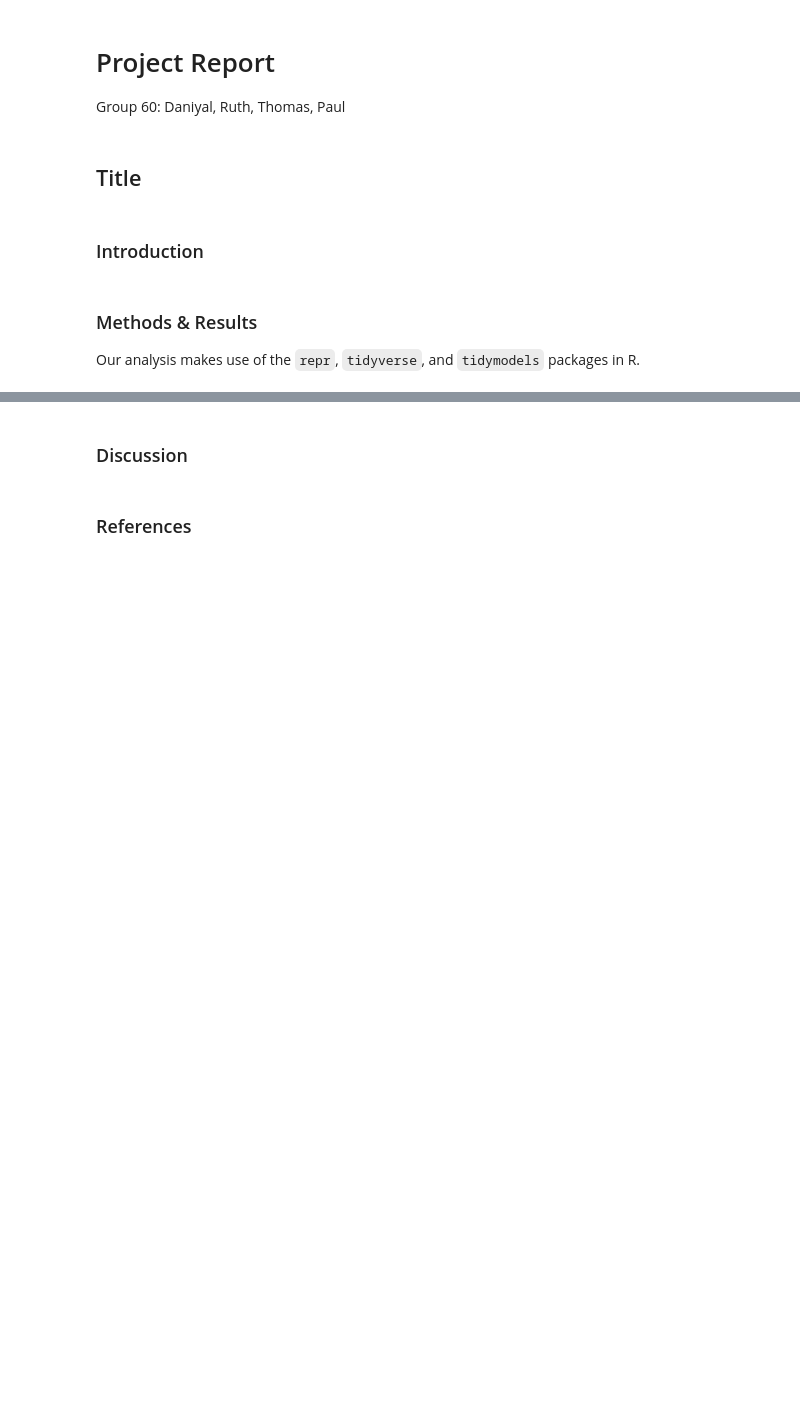
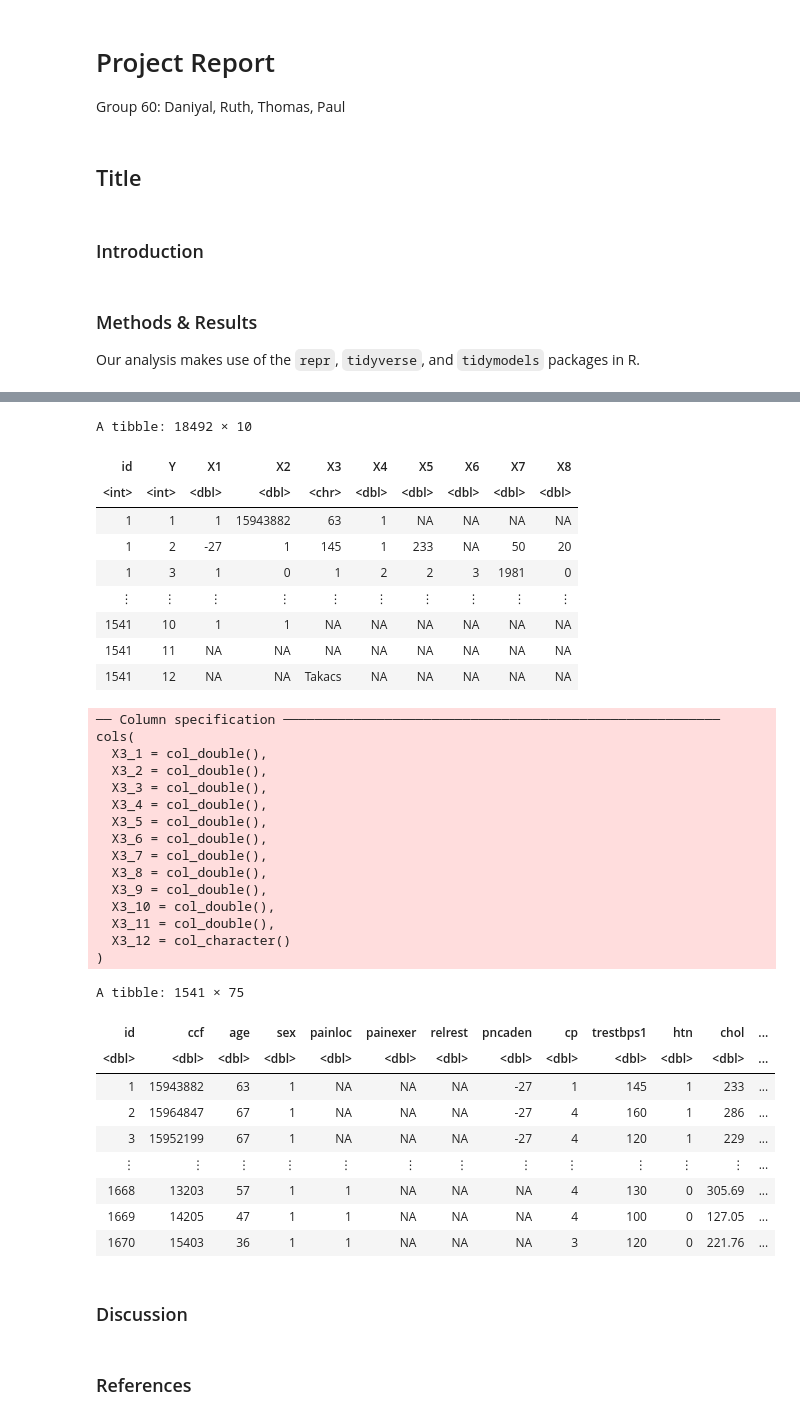
Before and after one commit to HUCKLEandtheSTALKER/DSCI100-jupyter-worksheets, a Jupyter notebook: project.ipynb, the cells around one changed output, grey strips where cells are left out. Cells and saved outputs as stored; diff of their text form; code cells hidden in the pictures; blank space fills up the shorter version.

Commit message:
named and (sort of) cleaned columns

```diff
--- a/project.ipynb
+++ b/project.ipynb
@@ -114,3 +67,61 @@ A tibble: 1541 × 83
+# %%
+row_count <- nrow(heart_raw) / 12
+row_indexes <- tibble(id = rep(1:row_count, each = 12), Y = rep(1:12, times = row_count))
+heart_indexed <- bind_cols(row_indexes, heart_raw)
+heart_indexed
+heart_wide <- heart_indexed |>
+    pivot_wider(names_from = Y, values_from = X1:X8, names_vary = "slowest") |>
+    select(!c(id, X8_1, X4_12:X8_12)) |>
+    type_convert()
+colnames(heart_wide) <- c("id", "ccf", "age", "sex", "painloc", "painexer", "relrest", "pncaden", "cp", "trestbps1",
+                          "htn", "chol", "smoke", "cigs", "years", "fbs", "dm", "famhist", "restecg", "ekgmo",
+                          "ekgday", "ekgyr", "dig", "prop", "nitr", "pro", "diuretic", "proto", "thaldur", "thaltime",
+                          "met", "thalach", "thalrest", "tpeakbps", "tpeakbpd", "trestbps2", "trestbpd", "exang", "xhypo", "oldpeak",
+                          "slope", "rldv5", "rldv5e", "ca", "restckm", "exerckm", "restef", "restwm", "exeref", "exerwm",
+                          "thal", "thalsev", "thalpul", "earlobe", "cmo", "cday", "cyr", "num", "lmt", "ladprox",
+                          "laddist", "diag", "cxmain", "ramus", "om1", "om2", "rcaprox", "rcadist", "lvx1", "lvx2",
+                          "lvx3", "lvx4", "lvf", "cathef", "junk1", "junk2", "junk3", "junk4", "junk5", "junk6",
+                          "junk7", "junk8", "junk9", "junk10", "junk11", "junk12", "junk13", "junk14", "junk15", "name")
+heart <- heart_wide |>
+    select(!junk1:junk15)
+heart
+# Values are not clean yet
+# %% [output]
+A tibble: 18492 × 10
+| id | Y | X1 | X2 | X3 | X4 | X5 | X6 | X7 | X8 |
+| <int> | <int> | <dbl> | <dbl> | <chr> | <dbl> | <dbl> | <dbl> | <dbl> | <dbl> |
+| 1 | 1 | 1 | 15943882 | 63 | 1 | NA | NA | NA | NA |
+| 1 | 2 | -27 | 1 | 145 | 1 | 233 | NA | 50 | 20 |
+| 1 | 3 | 1 | 0 | 1 | 2 | 2 | 3 | 1981 | 0 |
+| ⋮ | ⋮ | ⋮ | ⋮ | ⋮ | ⋮ | ⋮ | ⋮ | ⋮ | ⋮ |
+| 1541 | 10 | 1 | 1 | NA | NA | NA | NA | NA | NA |
+| 1541 | 11 | NA | NA | NA | NA | NA | NA | NA | NA |
+| 1541 | 12 | NA | NA | Takacs | NA | NA | NA | NA | NA |
+── Column specification ────────────────────────────────────────────────────────
+cols(
+  X3_1 = col_double(),
+  X3_2 = col_double(),
+  X3_3 = col_double(),
+  X3_4 = col_double(),
+  X3_5 = col_double(),
+  X3_6 = col_double(),
+  X3_7 = col_double(),
+  X3_8 = col_double(),
+  X3_9 = col_double(),
+  X3_10 = col_double(),
+  X3_11 = col_double(),
+  X3_12 = col_character()
+)
+A tibble: 1541 × 75
+| id | ccf | age | sex | painloc | painexer | relrest | pncaden | cp | trestbps1 | htn | chol | ... |
+| <dbl> | <dbl> | <dbl> | <dbl> | <dbl> | <dbl> | <dbl> | <dbl> | <dbl> | <dbl> | <dbl> | <dbl> | ... |
+| 1 | 15943882 | 63 | 1 | NA | NA | NA | -27 | 1 | 145 | 1 | 233 | ... |
+| 2 | 15964847 | 67 | 1 | NA | NA | NA | -27 | 4 | 160 | 1 | 286 | ... |
+| 3 | 15952199 | 67 | 1 | NA | NA | NA | -27 | 4 | 120 | 1 | 229 | ... |
+| ⋮ | ⋮ | ⋮ | ⋮ | ⋮ | ⋮ | ⋮ | ⋮ | ⋮ | ⋮ | ⋮ | ⋮ | ... |
+| 1668 | 13203 | 57 | 1 | 1 | NA | NA | NA | 4 | 130 | 0 | 305.69 | ... |
+| 1669 | 14205 | 47 | 1 | 1 | NA | NA | NA | 4 | 100 | 0 | 127.05 | ... |
+| 1670 | 15403 | 36 | 1 | 1 | NA | NA | NA | 3 | 120 | 0 | 221.76 | ... |
 # %% [markdown]
 ### Discussion
 # %% [markdown]
```
Also changed, not shown: parts of 2 cells of this notebook.
